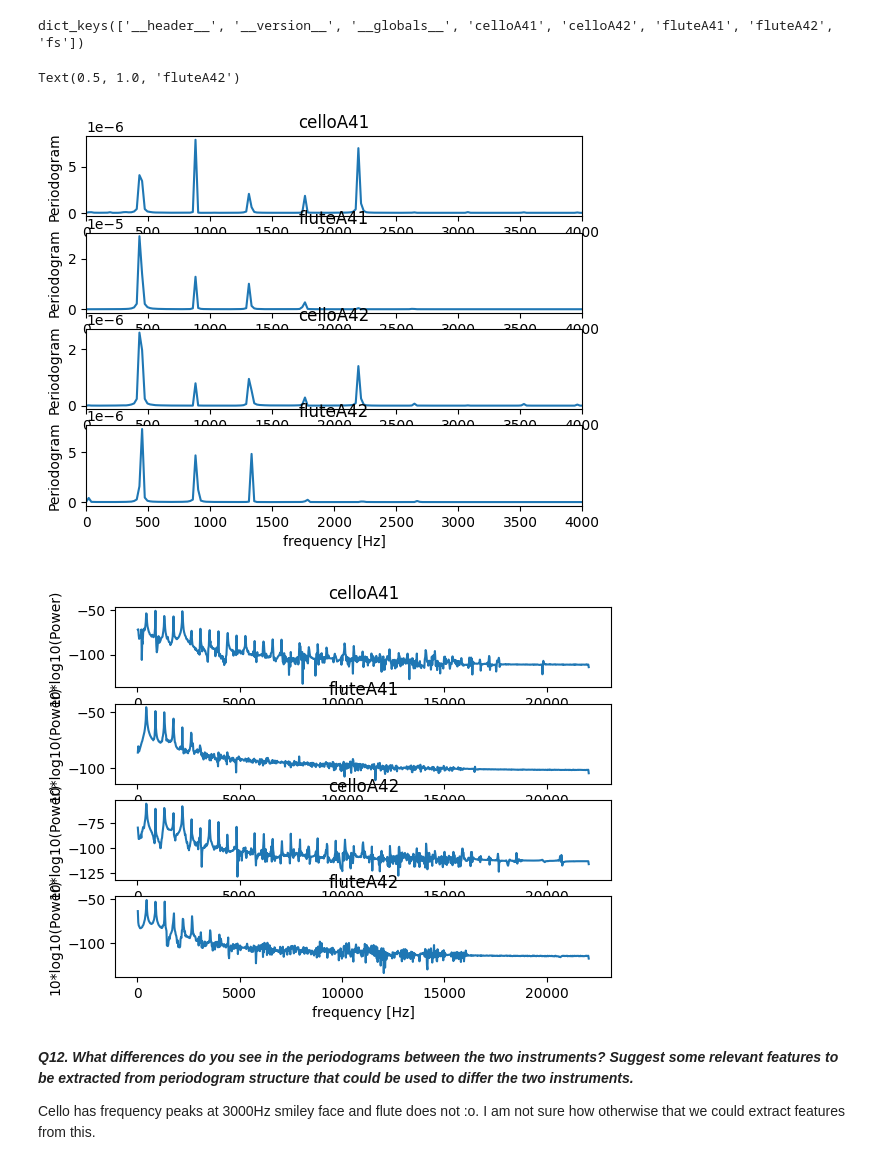
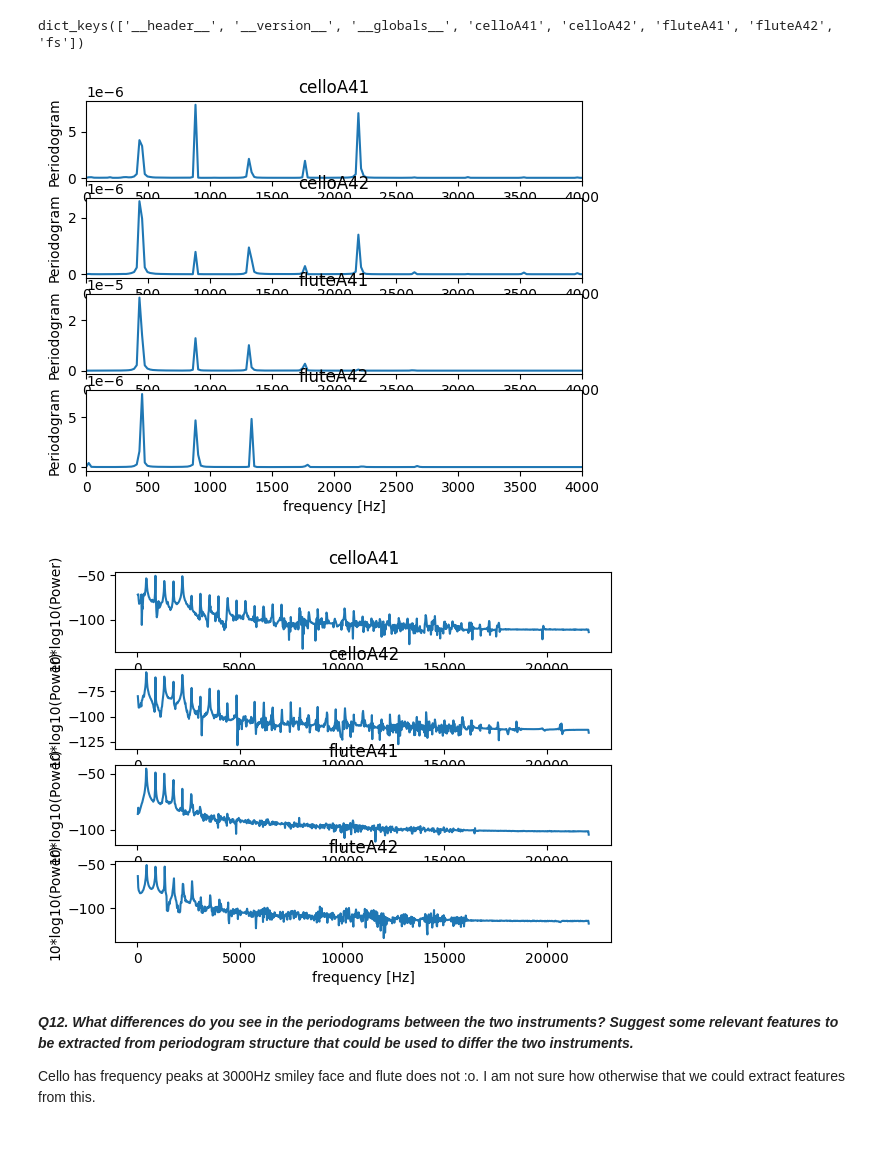
Before and after one commit to mario3219/FMSF10-lab, a Jupyter notebook: pythonLab1.ipynb, the cells around one changed output. Drawn from its saved outputs; the diff is of its cells as text; code cells hidden in the pictures.

```diff
--- a/pythonLab1.ipynb
+++ b/pythonLab1.ipynb
@@ -442,63 +412,41 @@ dict_keys(['__header__', '__version__', '__globals__', 'celloA41', 'celloA42', '
 # %%
 nfft = 2048
 celloA41period,P1 = scipy.signal.periodogram(celloA41,fs=fs,nfft=nfft)
 fluteA41period,P2 = scipy.signal.periodogram(fluteA41,fs=fs,nfft=nfft)
 celloA42period,P3 = scipy.signal.periodogram(celloA42,fs=fs,nfft=nfft)
 fluteA42period,P4 = scipy.signal.periodogram(fluteA42,fs=fs,nfft=nfft)
 
+def subplot_period(plot,data,P,name, xlim):
+    plot.plot(data, P)
+    plot.set_xlabel('frequency [Hz]')
+    plot.set_ylabel('Periodogram')
+    plot.set_title(name)
+    plot.set_xlim([0, xlim])
+
 fig, (plot1, plot2, plot3, plot4) = plt.subplots(4)
 
 xlim = 4000
+subplot_period(plot1,celloA41period,P1,'celloA41',xlim)
+subplot_period(plot2,celloA42period,P3,'celloA42',xlim)
+subplot_period(plot3,fluteA41period,P2,'fluteA41',xlim)
+subplot_period(plot4,fluteA42period,P4,'fluteA42',xlim)
 
-plot1.plot(celloA41period, P1)
-plot1.set_xlabel('frequency [Hz]')
-plot1.set_ylabel('Periodogram')
-plot1.set_title('celloA41')
-plot1.set_xlim([0, xlim])
-
-plot2.plot(fluteA41period, P2)
-plot2.set_xlabel('frequency [Hz]')
-plot2.set_ylabel('Periodogram')
-plot2.set_title('fluteA41')
-plot2.set_xlim([0, xlim])
-
-plot3.plot(celloA42period, P3)
-plot3.set_xlabel('frequency [Hz]')
-plot3.set_ylabel('Periodogram')
-plot3.set_title('celloA42')
-plot3.set_xlim([0, xlim])
-
-plot4.plot(fluteA42period, P4)
-plot4.set_xlabel('frequency [Hz]')
-plot4.set_ylabel('Periodogram')
-plot4.set_title('fluteA42')
-plot4.set_xlim([0, xlim])
+def subplot_periodlog(plot,data,P,name):
+    plot.plot(data, 10*np.log10(P))
+    plot.set_xlabel('frequency [Hz]')
+    plot.set_ylabel('10*log10(Power)')
+    plot.set_title(name)
+    #plot.set_xlim([0, 2000])
 
 fig, (plot1, plot2, plot3, plot4) = plt.subplots(4)
 
-plot1.plot(celloA41period, 10*np.log10(P1))
-plot1.set_xlabel('frequency [Hz]')
-plot1.set_ylabel('10*log10(Power)')
-plot1.set_title('celloA41')
-
-plot2.plot(fluteA41period, 10*np.log10(P2))
-plot2.set_xlabel('frequency [Hz]')
-plot2.set_ylabel('10*log10(Power)')
-plot2.set_title('fluteA41')
-
-plot3.plot(celloA42period, 10*np.log10(P3))
-plot3.set_xlabel('frequency [Hz]')
-plot3.set_ylabel('10*log10(Power)')
-plot3.set_title('celloA42')
-
-plot4.plot(fluteA42period, 10*np.log10(P4))
-plot4.set_xlabel('frequency [Hz]')
-plot4.set_ylabel('10*log10(Power)')
-plot4.set_title('fluteA42')
+subplot_periodlog(plot1,celloA41period,P1,'celloA41')
+subplot_periodlog(plot2,celloA42period,P3,'celloA42')
+subplot_periodlog(plot3,fluteA41period,P2,'fluteA41')
+subplot_periodlog(plot4,fluteA42period,P4,'fluteA42')
 # %% [output]
-Text(0.5, 1.0, 'fluteA42')
-[figure, old version]
+[figure, new version]
-[figure, old version]
+[figure, new version]
 # %% [markdown]
 ***Q12. What differences do you see in the periodograms between the two instruments? Suggest some relevant features to be extracted from periodogram structure that could be used to differ the two instruments.***
 
```
Also changed, not shown: parts of 6 cells of this notebook.
